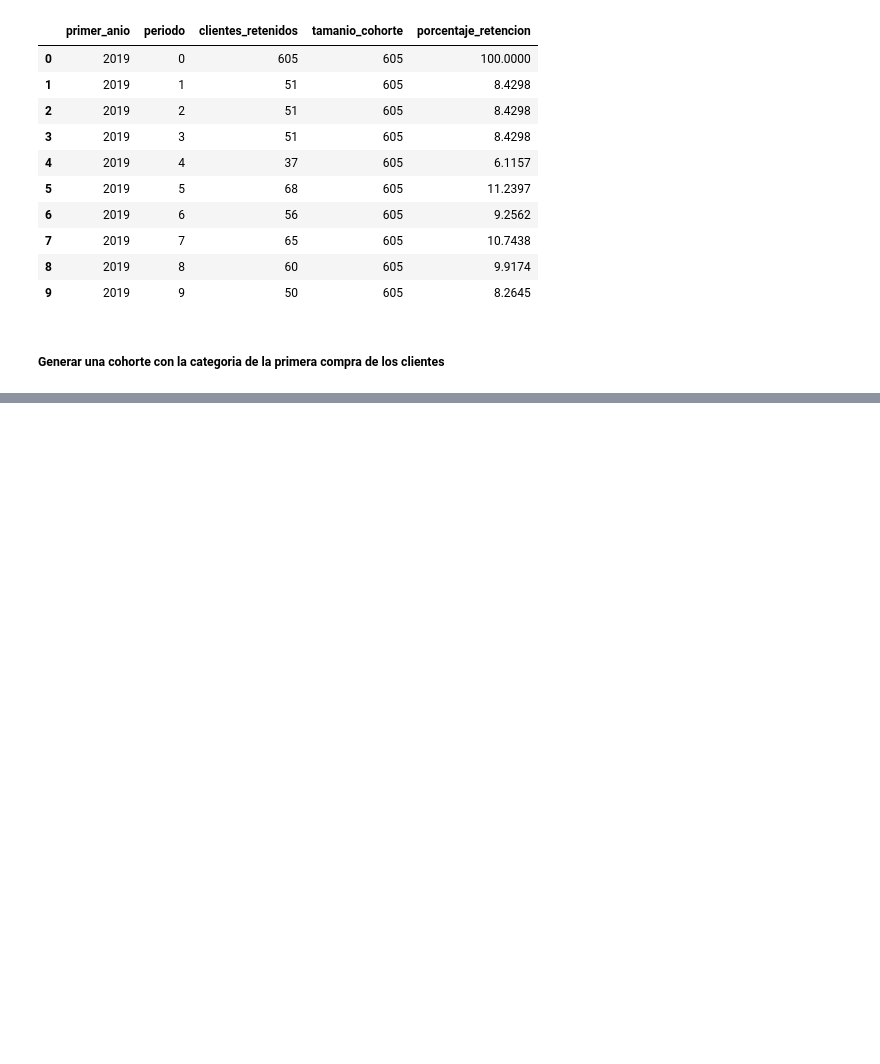
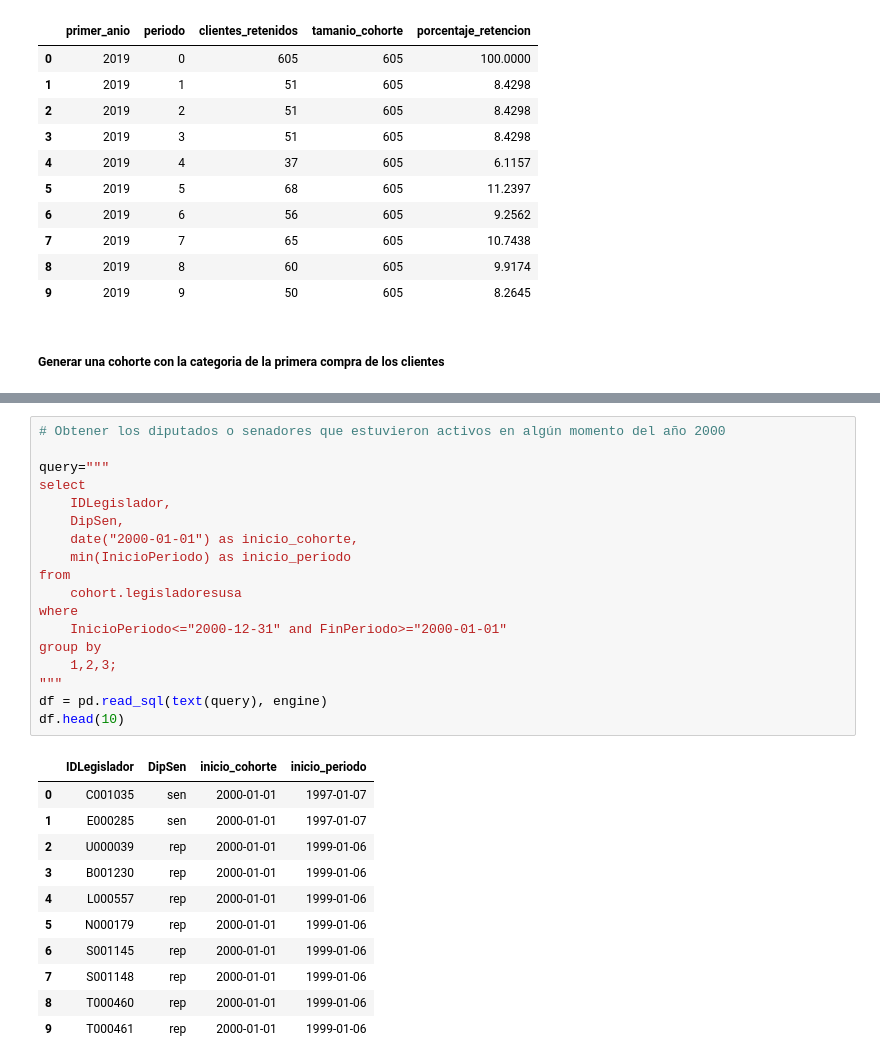
Before and after one commit to user14721068/SQL, a Jupyter notebook: 4 Análisis de Cohorte.ipynb, the cells around one changed output, grey strips where cells are left out. Drawn from its saved outputs; the diff is of its cells as text; blank space fills up the shorter version.

```diff
--- a/4 Análisis de Cohorte.ipynb
+++ b/4 Análisis de Cohorte.ipynb
@@ -636,0 +754,30 @@ select
+# %%
+# Obtener los diputados o senadores que estuvieron activos en algún momento del año 2000
+
+query="""
+select
+    IDLegislador,
+    DipSen,
+    date("2000-01-01") as inicio_cohorte,
+    min(InicioPeriodo) as inicio_periodo
+from
+    cohort.legisladoresusa
+where
+    InicioPeriodo<="2000-12-31" and FinPeriodo>="2000-01-01"
+group by
+    1,2,3;
+"""
+df = pd.read_sql(text(query), engine)
+df.head(10)
+# %% [output]
+|  | IDLegislador | DipSen | inicio_cohorte | inicio_periodo |
+| 0 | C001035 | sen | 2000-01-01 | 1997-01-07 |
+| 1 | E000285 | sen | 2000-01-01 | 1997-01-07 |
+| 2 | U000039 | rep | 2000-01-01 | 1999-01-06 |
+| 3 | B001230 | rep | 2000-01-01 | 1999-01-06 |
+| 4 | L000557 | rep | 2000-01-01 | 1999-01-06 |
+| 5 | N000179 | rep | 2000-01-01 | 1999-01-06 |
+| 6 | S001145 | rep | 2000-01-01 | 1999-01-06 |
+| 7 | S001148 | rep | 2000-01-01 | 1999-01-06 |
+| 8 | T000460 | rep | 2000-01-01 | 1999-01-06 |
+| 9 | T000461 | rep | 2000-01-01 | 1999-01-06 |
```
Also changed, not shown: parts of 7 cells of this notebook.
